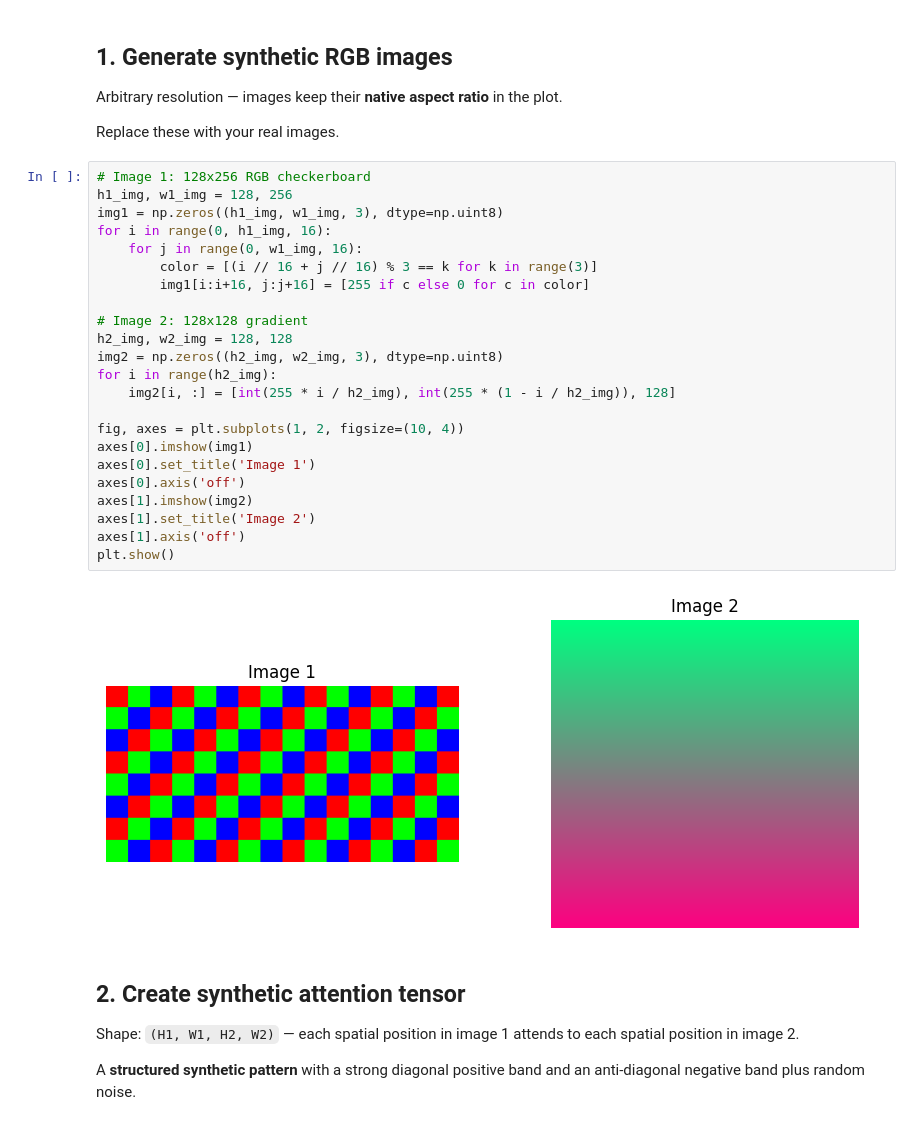
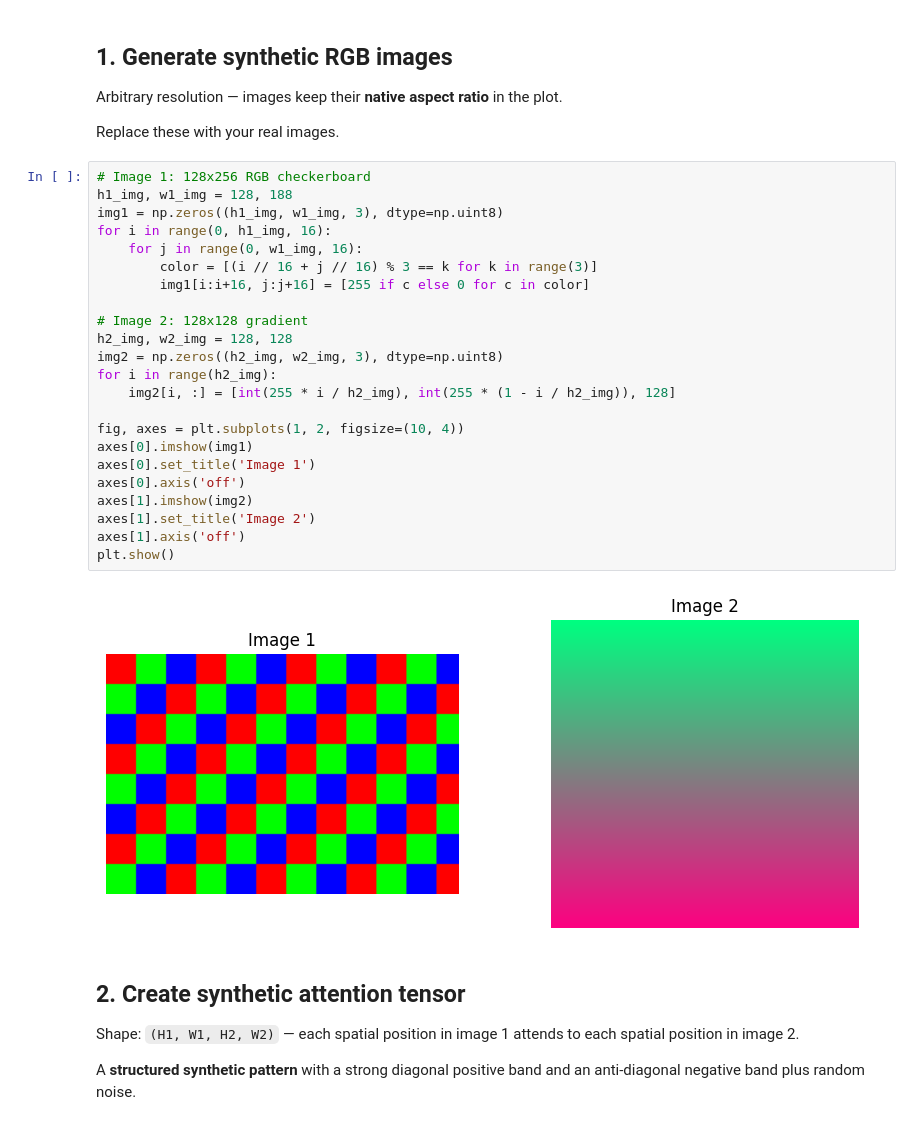
Before and after one commit to RationAI/zennit-crp, a Jupyter notebook: test.ipynb, the cells around one changed output. Saved outputs shown, nothing was run; the diff lists cells and outputs as text.

```diff
--- a/test.ipynb
+++ b/test.ipynb
@@ -23,29 +23,29 @@ Arbitrary resolution — images keep their **native aspect ratio** in the plot.
 Replace these with your real images.
 # %%
 # Image 1: 128x256 RGB checkerboard
-h1_img, w1_img = 128, 256
+h1_img, w1_img = 128, 188
 img1 = np.zeros((h1_img, w1_img, 3), dtype=np.uint8)
 for i in range(0, h1_img, 16):
     for j in range(0, w1_img, 16):
         color = [(i // 16 + j // 16) % 3 == k for k in range(3)]
         img1[i:i+16, j:j+16] = [255 if c else 0 for c in color]
 
 # Image 2: 128x128 gradient
 h2_img, w2_img = 128, 128
 img2 = np.zeros((h2_img, w2_img, 3), dtype=np.uint8)
 for i in range(h2_img):
     img2[i, :] = [int(255 * i / h2_img), int(255 * (1 - i / h2_img)), 128]
 
 fig, axes = plt.subplots(1, 2, figsize=(10, 4))
 axes[0].imshow(img1)
 axes[0].set_title('Image 1')
 axes[0].axis('off')
 axes[1].imshow(img2)
 axes[1].set_title('Image 2')
 axes[1].axis('off')
 plt.show()
 # %% [output]
-[figure, old version]
+[figure, new version]
 # %% [markdown]
 ## 2. Create synthetic attention tensor
 
```
Also changed, not shown: parts of 3 cells of this notebook, 1 other file.
